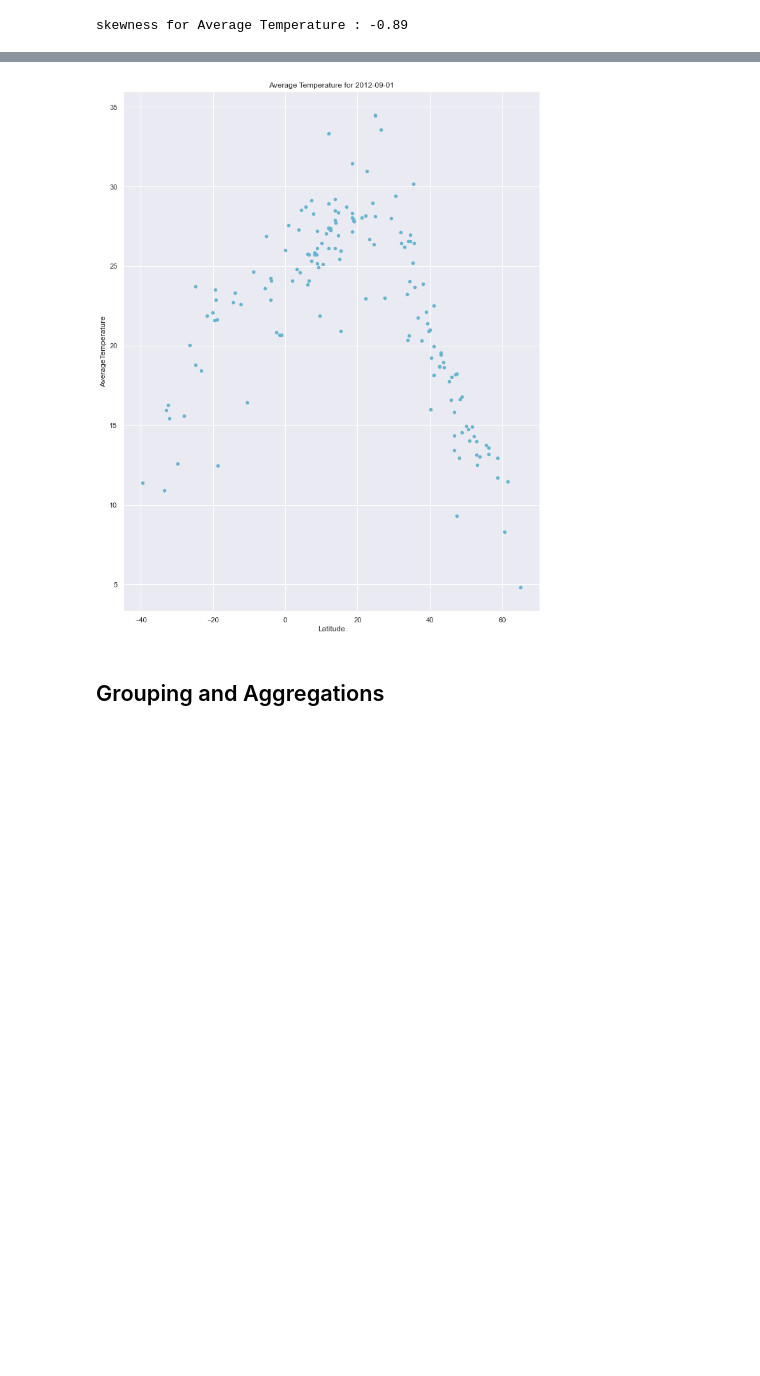
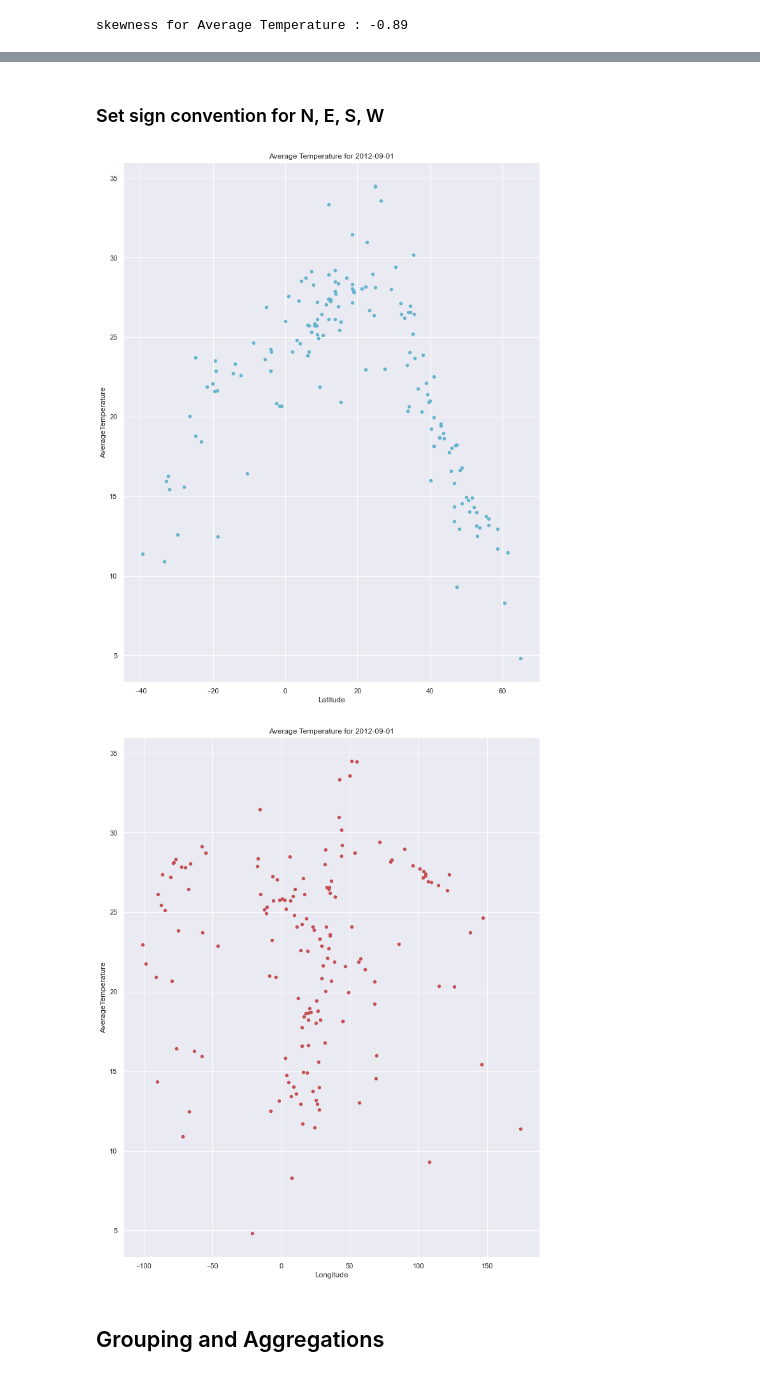
Before and after one commit to SoffieW/climate_repository, a Jupyter notebook: notebooks/exploratory/explore_and_process_data.ipynb, the cells around one changed output, grey strips where cells are left out. Drawn from its saved outputs; the diff is of its cells as text; code cells hidden in the pictures; blank space fills up the shorter version.

Commit message:
explored averagetemperatures

```diff
--- a/notebooks/exploratory/explore_and_process_data.ipynb
+++ b/notebooks/exploratory/explore_and_process_data.ipynb
@@ -188,17 +212,28 @@ skewness for Average Temperature : -0.89
+# %% [markdown]
+### Set sign convention for N, E, S, W
 # %%
 # take N as +ve values and S as -ve values for latitude
 
 temps_df.loc[temps_df.Latitude.str.contains('N'),'Latitude']  = temps_df.Latitude.str.replace('N', '')
 temps_df.loc[temps_df.Latitude.str.contains('S'),'Latitude'] = "-" + temps_df.loc[temps_df.loc[:,'Latitude'].str.contains('S'),'Latitude'].str.replace('S','')
 temps_df.loc[:,'Latitude'] = temps_df.loc[:,'Latitude'].astype(float)
+# %%
+# take E as +ve values and W as -ve values for Longitude
+
+temps_df.loc[temps_df.Longitude.str.contains('E'),'Longitude']  = temps_df.Longitude.str.replace('E', '')
+temps_df.loc[temps_df.Longitude.str.contains('W'),'Longitude'] = "-" + temps_df.loc[temps_df.loc[:,'Longitude'].str.contains('W'),'Longitude'].str.replace('W','')
+temps_df.loc[:,'Longitude'] = temps_df.loc[:,'Longitude'].astype(float)
 # %%
 # plot a scatter graph of average temperature against latitude for specific date
 
-temps_df_lat = temps_df[temps_df.dt == '2012-09-01'].groupby('Country').mean() #find mean of all numerical values in df for each country
+temps_df_lat = temps_df[temps_df.Date == '2012-09-01'].groupby('Country').mean() #find mean of all numerical values in df for each country
 
 temps_df_lat.reset_index().plot.scatter(x = 'Latitude', y = 'AverageTemperature', color = 'c', title = 'Average Temperature for 2012-09-01');
+
+temps_df_lat.reset_index().plot.scatter(x = 'Longitude', y = 'AverageTemperature', color = 'r', title = 'Average Temperature for 2012-09-01');
 # %% [output]
 [figure]
+[figure, added]
 # %% [markdown]
 ## Grouping and Aggregations
 # %%
```
Also changed, not shown: parts of 24 cells of this notebook.
